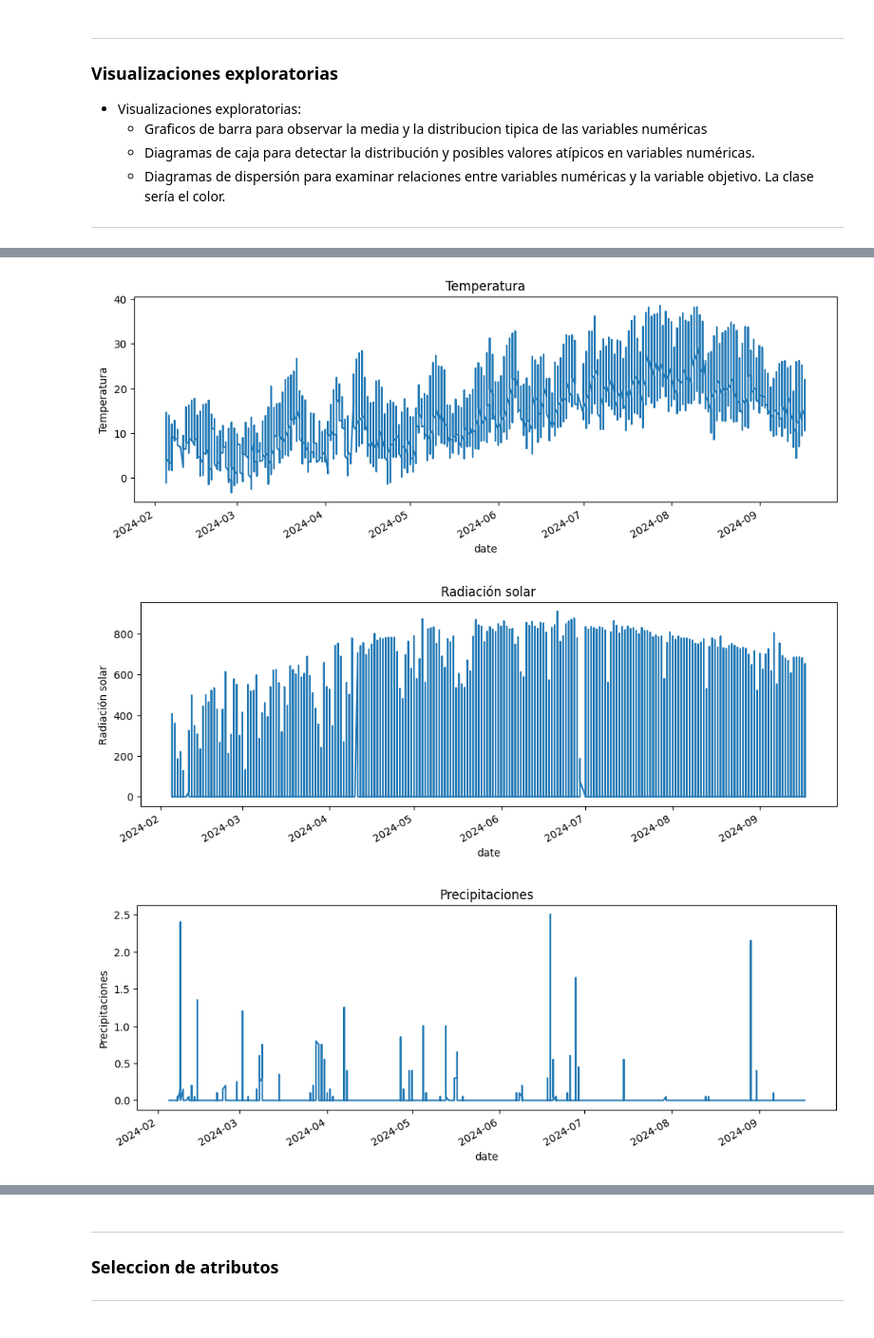
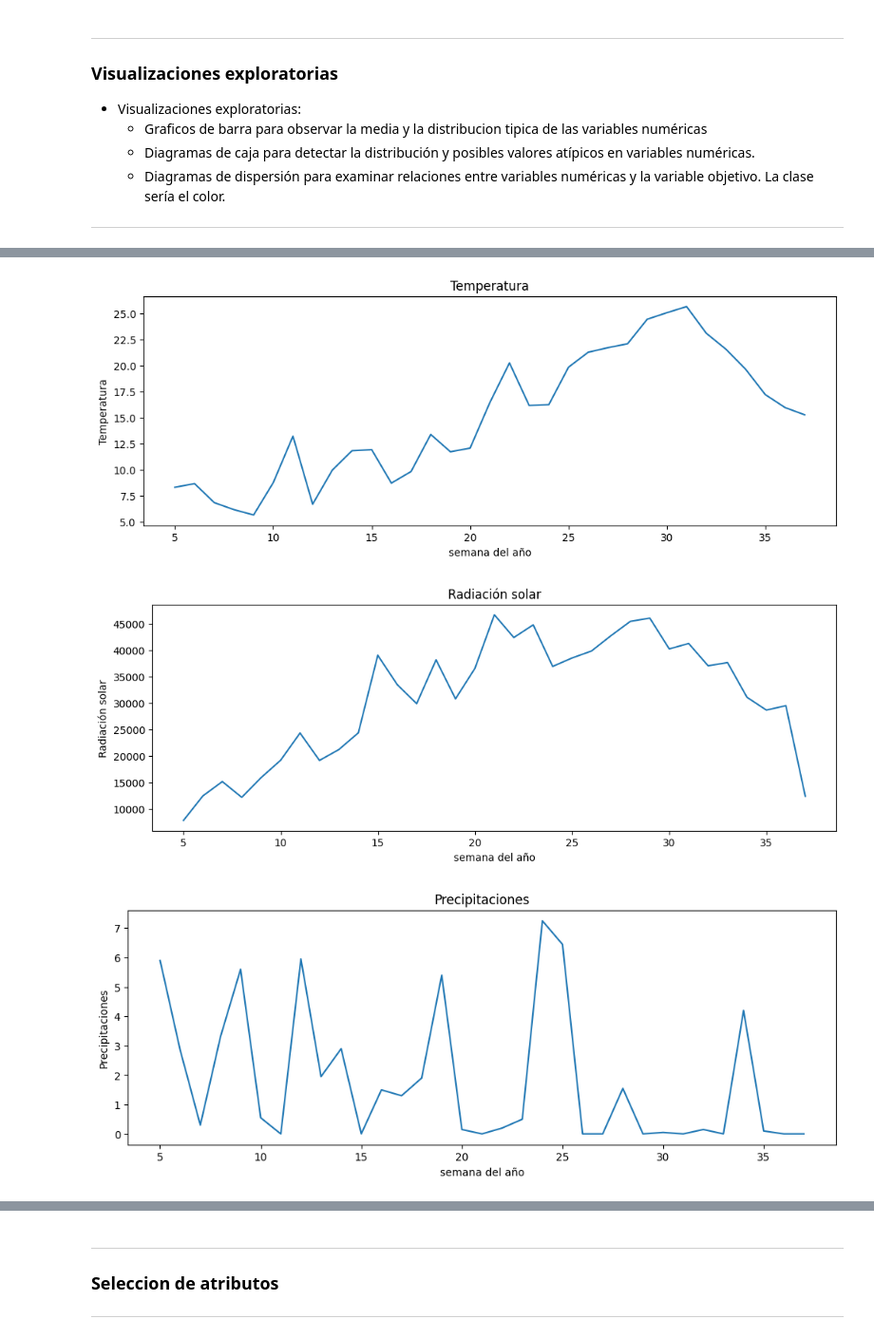
Before and after one commit to rodrigocastroviejo/Optimizacion-de-Riego-Deficitario-Controlado-en-cultivos-Le-osos-Mediante-Machine-Learning, a Jupyter notebook: model/EDA.ipynb, the cells around one changed output, grey strips where cells are left out. Shown at 95% size. Drawn from its saved outputs; the diff is of its cells as text; code cells hidden in the pictures.

```diff
--- a/model/EDA.ipynb
+++ b/model/EDA.ipynb
@@ -295,10 +295,14 @@ la variable objetivo. La clase sería el color.
 
 ---
 # %%
+numeric_cols = df_semanal_con_riego.select_dtypes(include=['number']).columns
+numeric_cols = numeric_cols.drop(["Radiación solar", "Riego", "Agua total recibida", "Presión atmosférica"])
+
+
 # Diagramas de caja para detectar distribucion y valores atípicos en variables numéricas
 
 plt.figure(figsize=(18, 18))
-boxplot = sns.boxplot(data=X_datos_suelo1[numeric_cols])
+boxplot = sns.boxplot(data=df_semanal_con_riego[numeric_cols])
 plt.xticks(rotation=30, ha='right', fontsize=10)  # Reduce tamaño de fuente
 boxplot.figure.subplots_adjust(bottom=0.3)  # Aumenta espacio inferior
 plt.show()
@@ -310,28 +314,7 @@ vars_clave = ['Contenido volumetrico (10 cm)', 'Contenido volumetrico (60 cm)',
 
 for var in vars_clave:
     plt.figure(figsize=(12,4))
-    X_datos_suelo1.set_index('date')[var].plot(title=var)
+    df_semanal_con_riego.set_index('semana del año')[var].plot(title=var)
     plt.ylabel(var)
     plt.show()
-
-
-# Fusionar datos de suelo con eventos de riego
-df_merged = pd.merge_asof(
-    X_datos_suelo1.sort_values('date'),
-    df_riego.sort_values('Inicio'),
-    left_on='date',
-    right_on='Inicio',
-    direction='backward'
-)
-
-# Visualizar humedad antes/durante riegos
-plt.figure(figsize=(12,6))
-sns.boxplot(
-    data=df_merged,
-    x='Sectores de Riego',
-    y='Contenido volumetrico (40 cm)'
-)
-plt.xticks(rotation=45)
-plt.title('Humedad del suelo en eventos de riego')
-plt.show()
 # %% [output]
@@ -341,3 +324,3 @@ plt.show()
-[figure, old version]
+[figure, new version]
-[figure, old version]
+[figure, new version]
-[figure, old version]
+[figure, new version]
```
Also changed, not shown: parts of 21 cells of this notebook.
